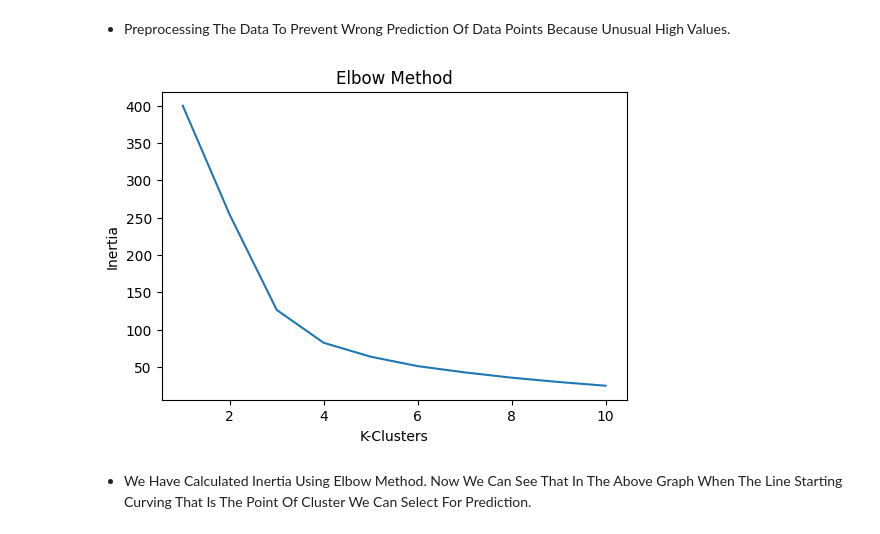
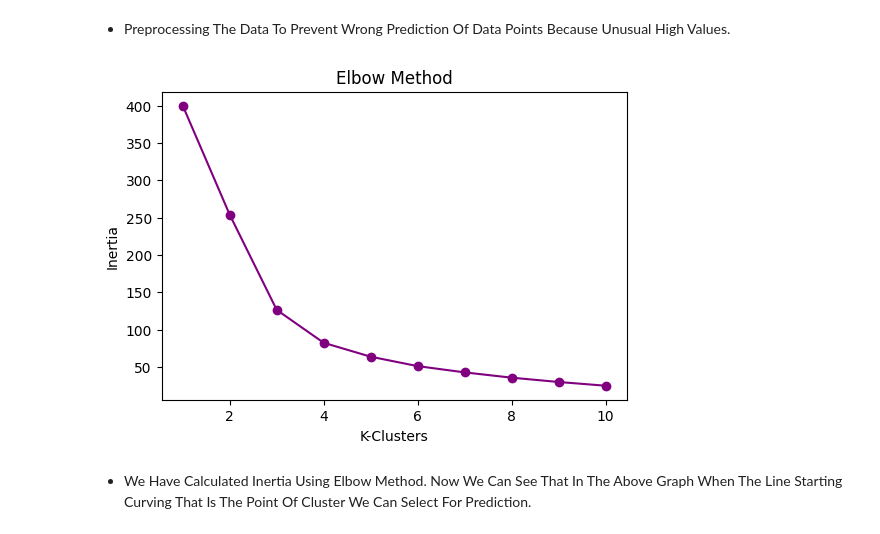
Before and after one commit to Namyashah/MallSegmentation_UnsupervisedLearning, a Jupyter notebook: project.ipynb, the cells around one changed output. Drawn from its saved outputs; the diff is of its cells as text; code cells hidden in the pictures.

```diff
--- a/project.ipynb
+++ b/project.ipynb
@@ -58,23 +61,23 @@ preprocessing = ColumnTransformer([
 # %%
 # Applying Elbow Method By Building A Pipeline
 inertia = []
 for i in range(1,11):
     inertia_model = Pipeline([
         ("preprocessing",preprocessing),
         ("algorithm",KMeans(n_clusters=i,random_state=42,n_init=10))
     ])
     inertia_model.fit(x_kmeans)
     inertia.append(inertia_model["algorithm"].inertia_)
 
 # Ploting The Inertia Graph
 plt.figure(figsize=(6,4))
-plt.plot(range(1,11),inertia)
+plt.plot(range(1,11),inertia,marker="o",color="purple")
 plt.title("Elbow Method")
 plt.xlabel("K-Clusters")
 plt.ylabel("Inertia")
 plt.show()
 # %% [output]
-[figure, old version]
+[figure, new version]
 # %% [markdown]
 - We Have Calculated Inertia Using Elbow Method. Now We Can See That In The Above Graph When The Line Starting Curving That Is The Point Of Cluster We Can Select For Prediction.
 # %%
```
Also changed, not shown: parts of 36 cells of this notebook.
